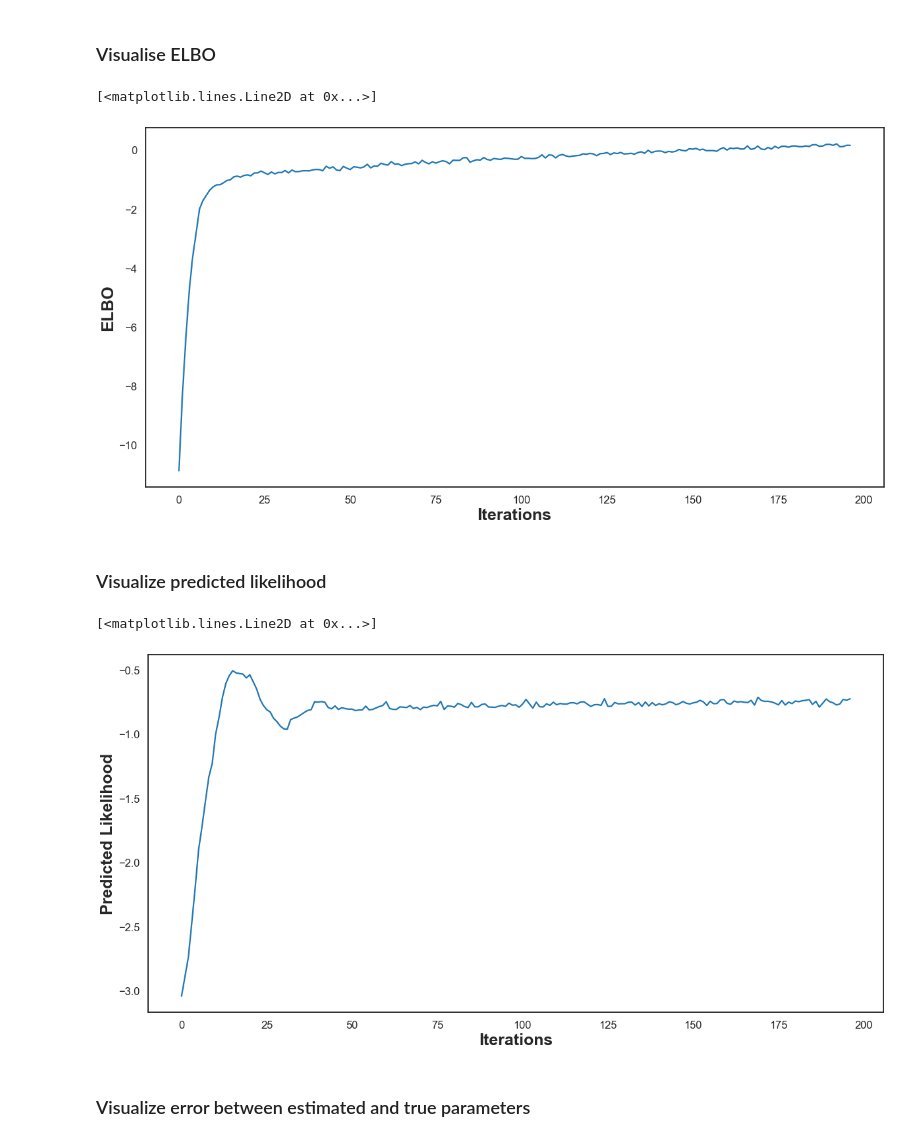
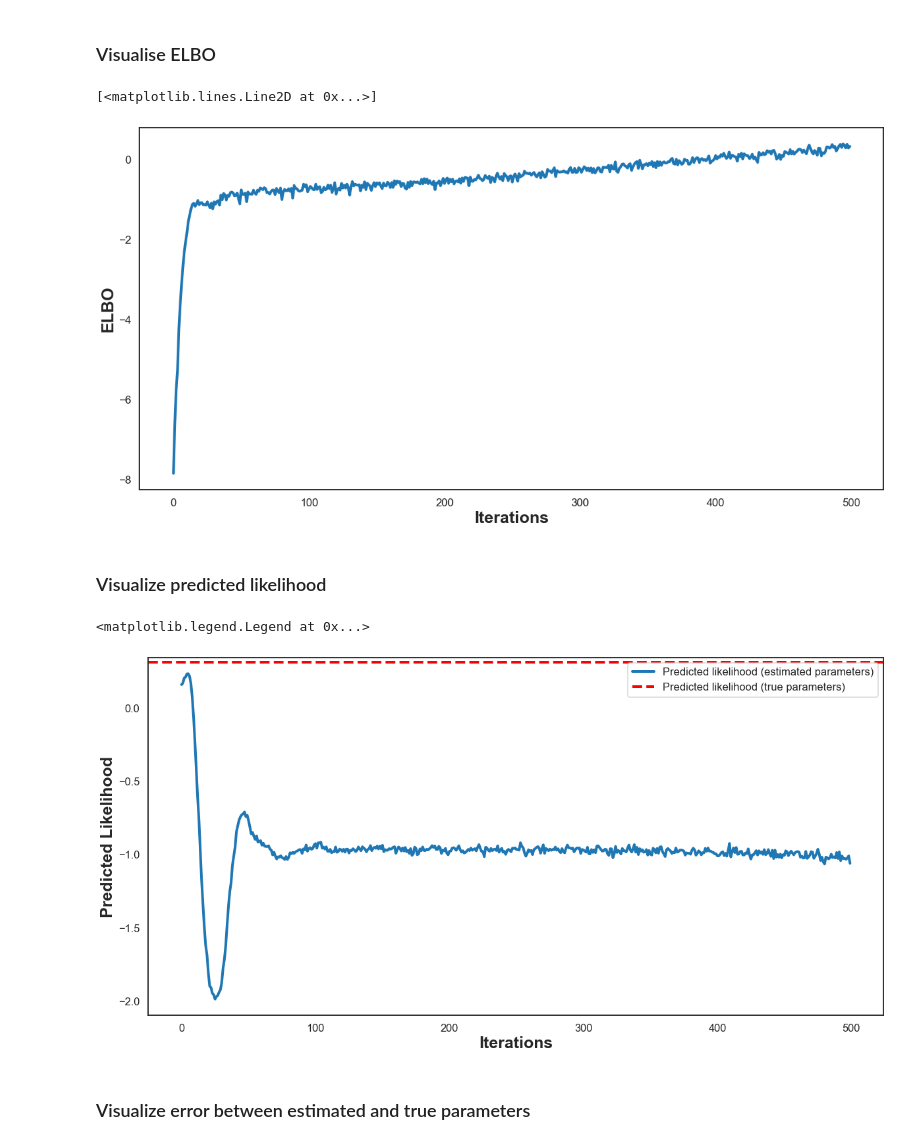
Before and after one commit to LinusBleistein/binary_ts, a Jupyter notebook: torch_structured_optim_softmax.ipynb, the cells around one changed output. Cells and saved outputs as stored; diff of their text form; code cells hidden in the pictures.

```diff
--- a/torch_structured_optim_softmax.ipynb
+++ b/torch_structured_optim_softmax.ipynb
@@ -980,13 +833,13 @@ class BinaryTS:
 # %%
 d = 2
 T = 4
-N = 200
+N = 500
 # %%
 true_A = np.identity(d) + np.random.randn(d,d)
-true_B = np.diag(np.random.uniform(low=-0.8,high=0.8,size=d))
+true_B = np.diag(np.random.uniform(low=-0.8,high=0.8,size=d)) +1/10*np.array([[0,-1],[-1,0]])
 
 #small_noise = 1/2*np.random.randn(1)
-true_sigma = 2*np.identity(d)
+true_sigma = np.diag(np.random.uniform(low=1,high=4,size=d))
 # %%
 sns.heatmap(true_A,square=True,cmap='vlag',vmin=-2,vmax=2)
 plt.show()
@@ -1059,26 +911,27 @@ ax.set_ylabel('ELBO',fontsize=25,fontweight='bold')
 
 ax.set_xlabel('Iterations',fontsize=25,fontweight='bold')
 #ax.set_yscale('log')
-ax.plot(elbo[1:])
+ax.plot(elbo[1:],linewidth=4)
 # %% [output]
 [<matplotlib.lines.Line2D at 0x...>]
-[figure, old version]
+[figure, new version]
 # %% [markdown]
 ### Visualize predicted likelihood
 # %%
 sns.set_context('talk')
 
 pl = bints.predicted_likelihood_track
 f,ax=plt.subplots(figsize=(20,10))
 
 ax.set_ylabel('Predicted Likelihood',fontsize=25,fontweight='bold')
 
 ax.set_xlabel('Iterations',fontsize=25,fontweight='bold')
-#ax.set_yscale('log')
-ax.plot(pl[1:])
+ax.plot(pl[1:], label='Predicted likelihood (estimated parameters)',linewidth=4)
+ax.axhline(y = bints.true_pred_log, c='red', linestyle='--', label='Predicted likelihood (true parameters)',linewidth=4)
+ax.legend()
 # %% [output]
-[<matplotlib.lines.Line2D at 0x...>]
+<matplotlib.legend.Legend at 0x...>
-[figure, old version]
+[figure, new version]
 # %% [markdown]
 ### Visualize error between estimated and true parameters
 # %%
```
Also changed, not shown: parts of 16 cells of this notebook.
